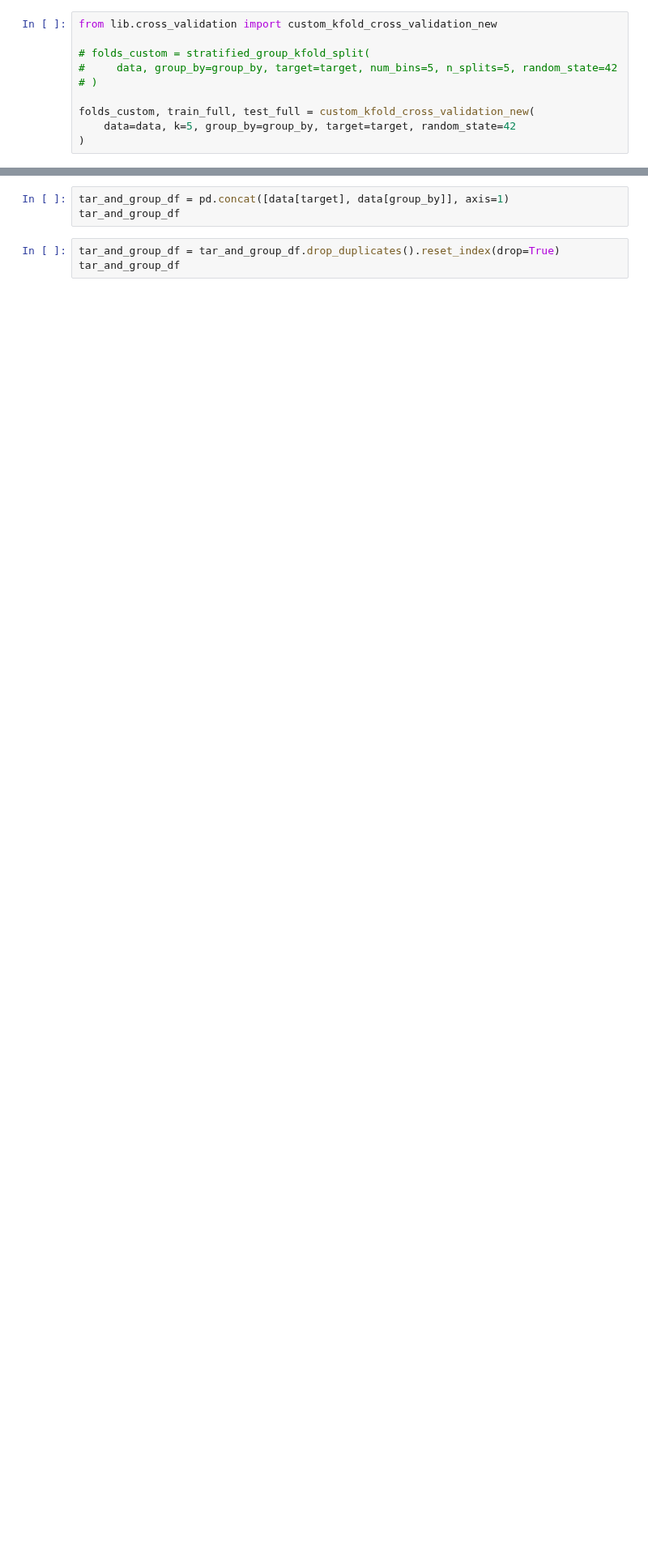
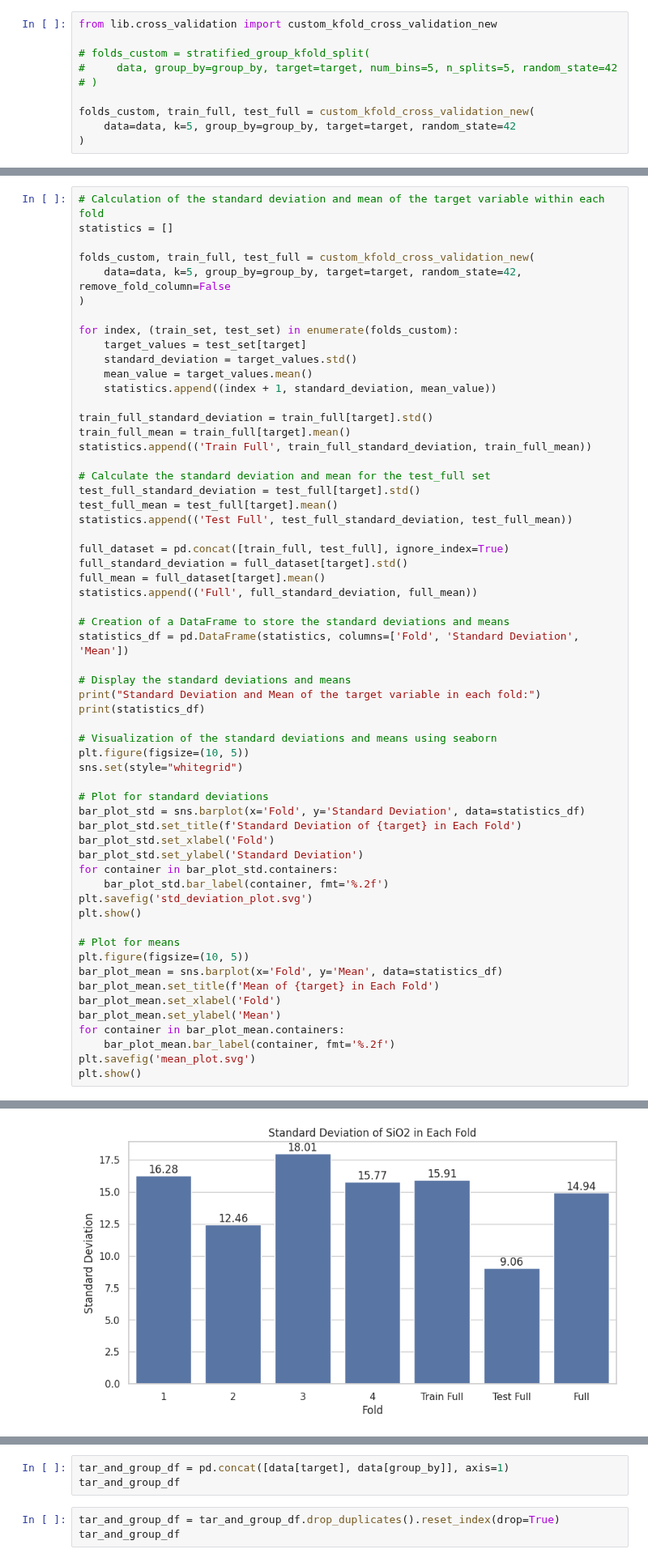
Before and after one commit to chhoumann/thesis-chemcam, a Jupyter notebook: baseline/lib/cv.ipynb, the cells around one changed output, grey strips where cells are left out. Shown at 81% size. Saved outputs shown, nothing was run; the diff lists cells and outputs as text; blank space fills up the shorter version.

Commit message:
quantitatively prove train full, test full, etc. supports our visual analysis

```diff
--- a/baseline/lib/cv.ipynb
+++ b/baseline/lib/cv.ipynb
@@ -150,3 +158,63 @@ full_data_with_folds = pd.concat([train_full, test_full], ignore_index=True)
 
 # Visualize original data and data with folds assigned
 visualize_combined(data, full_data_with_folds, group_by, target)
+# %%
+# Calculation of the standard deviation and mean of the target variable within each fold
+statistics = []
+
+folds_custom, train_full, test_full = custom_kfold_cross_validation_new(
+    data=data, k=5, group_by=group_by, target=target, random_state=42, remove_fold_column=False
+)
+
+for index, (train_set, test_set) in enumerate(folds_custom):
+    target_values = test_set[target]
+    standard_deviation = target_values.std()
+    mean_value = target_values.mean()
+    statistics.append((index + 1, standard_deviation, mean_value))
+
+train_full_standard_deviation = train_full[target].std()
+train_full_mean = train_full[target].mean()
+statistics.append(('Train Full', train_full_standard_deviation, train_full_mean))
+
+# Calculate the standard deviation and mean for the test_full set
+test_full_standard_deviation = test_full[target].std()
+test_full_mean = test_full[target].mean()
+statistics.append(('Test Full', test_full_standard_deviation, test_full_mean))
+
+full_dataset = pd.concat([train_full, test_full], ignore_index=True)
+full_standard_deviation = full_dataset[target].std()
+full_mean = full_dataset[target].mean()
+statistics.append(('Full', full_standard_deviation, full_mean))
+
+# Creation of a DataFrame to store the standard deviations and means
+statistics_df = pd.DataFrame(statistics, columns=['Fold', 'Standard Deviation', 'Mean'])
+
+# Display the standard deviations and means
+print("Standard Deviation and Mean of the target variable in each fold:")
+print(statistics_df)
+
+# Visualization of the standard deviations and means using seaborn
+plt.figure(figsize=(10, 5))
+sns.set(style="whitegrid")
+
+# Plot for standard deviations
+bar_plot_std = sns.barplot(x='Fold', y='Standard Deviation', data=statistics_df)
+bar_plot_std.set_title(f'Standard Deviation of {target} in Each Fold')
+bar_plot_std.set_xlabel('Fold')
+bar_plot_std.set_ylabel('Standard Deviation')
+for container in bar_plot_std.containers:
+    bar_plot_std.bar_label(container, fmt='%.2f')
+plt.savefig('std_deviation_plot.svg')
+plt.show()
+
+# Plot for means
+plt.figure(figsize=(10, 5))
+bar_plot_mean = sns.barplot(x='Fold', y='Mean', data=statistics_df)
+bar_plot_mean.set_title(f'Mean of {target} in Each Fold')
+bar_plot_mean.set_xlabel('Fold')
+bar_plot_mean.set_ylabel('Mean')
+for container in bar_plot_mean.containers:
+    bar_plot_mean.bar_label(container, fmt='%.2f')
+plt.savefig('mean_plot.svg')
+plt.show()
+# %% [output]
@@ -152,0 +230 @@ visualize_combined(data, full_data_with_folds, group_by, target)
+[figure, added]
```
Also changed, not shown: parts of 5 cells of this notebook, 1 other file.
